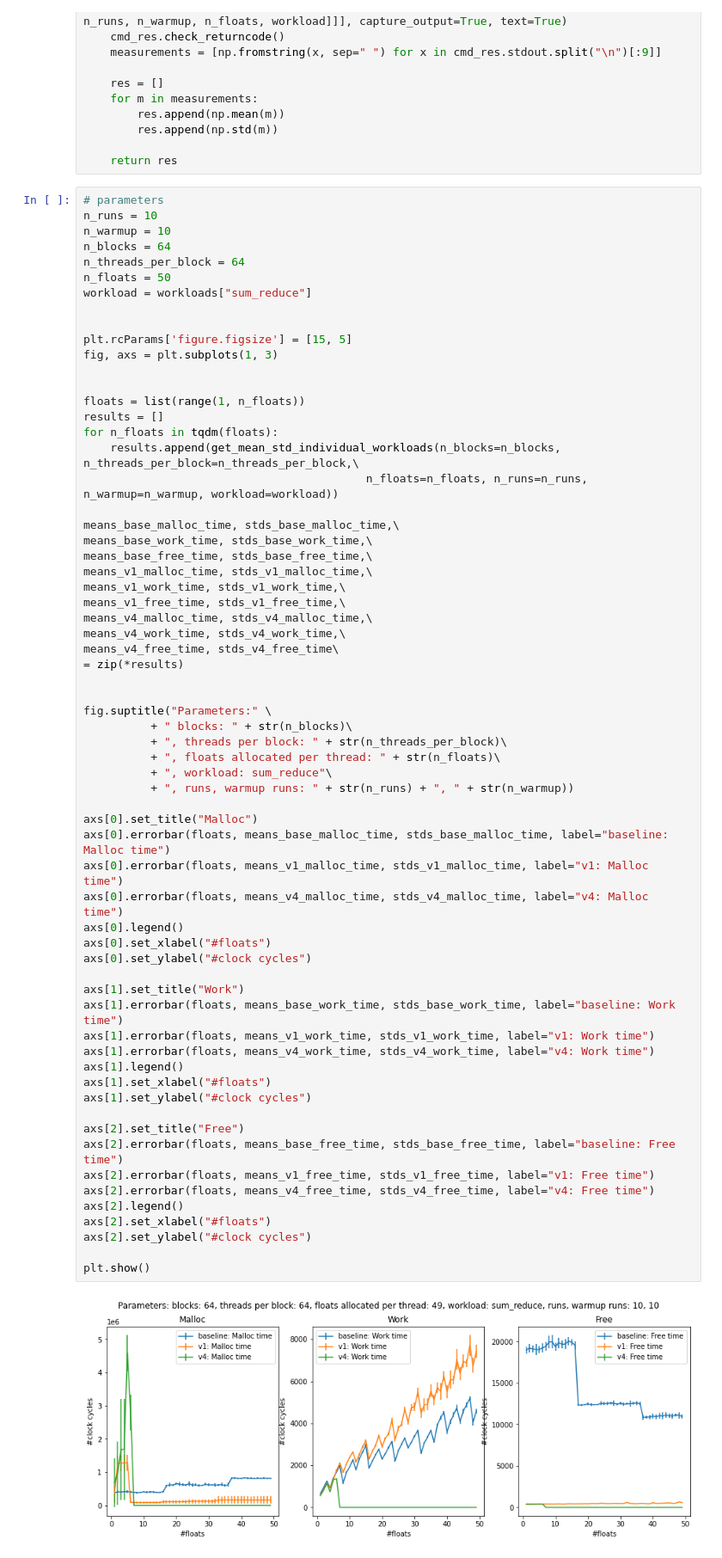
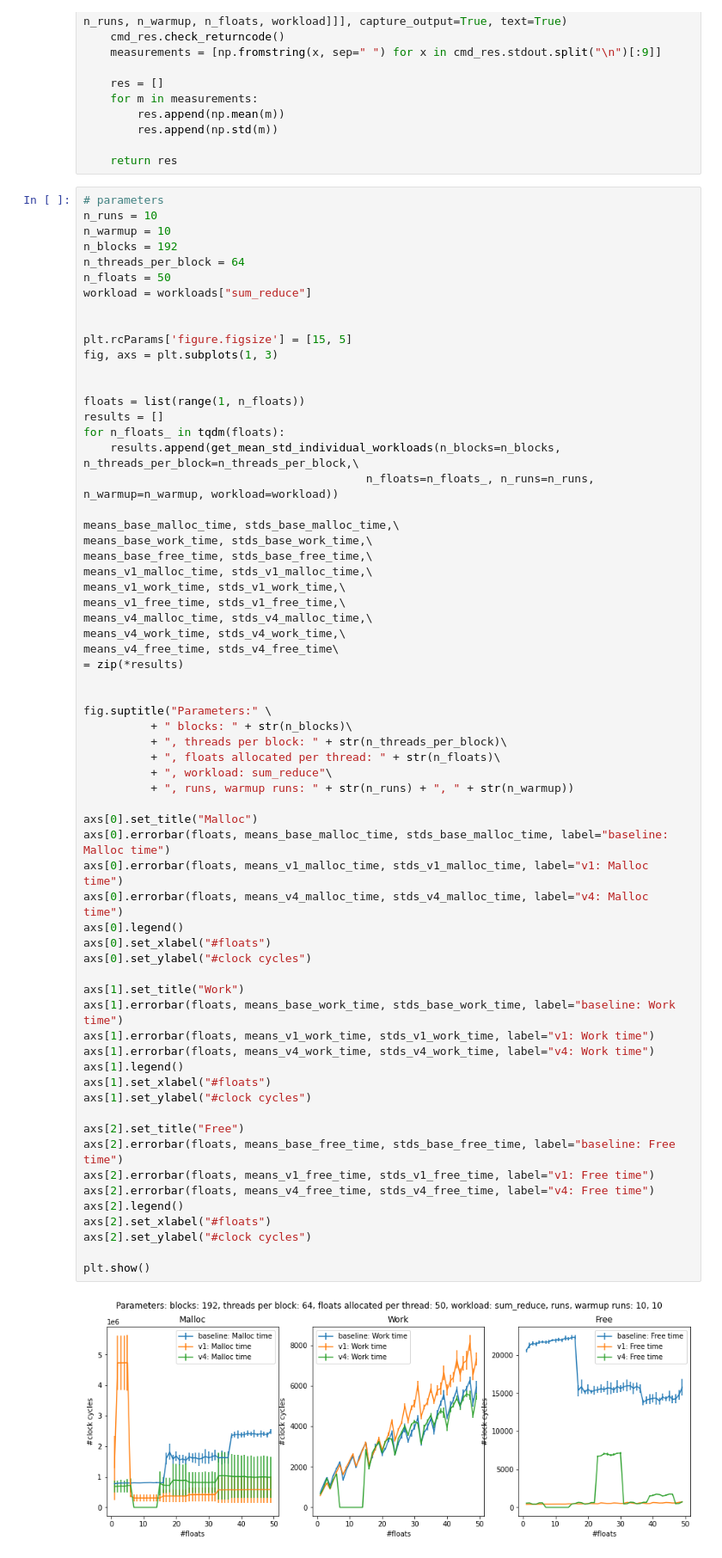
Before and after one commit to maerhart/dphpc-project, a Jupyter notebook: dynamic_allocator/benchmarks.ipynb, the cells around one changed output. Shown at 86% size. Drawn from its saved outputs; the diff is of its cells as text.

```diff
--- a/dynamic_allocator/benchmarks.ipynb
+++ b/dynamic_allocator/benchmarks.ipynb
@@ -40,7 +40,7 @@ def get_mean_std_individual_workloads(n_blocks, n_threads_per_block, n_floats, n
 # parameters
 n_runs = 10
 n_warmup = 10
-n_blocks = 64
+n_blocks = 192
 n_threads_per_block = 64
 n_floats = 50
 workload = workloads["sum_reduce"]
@@ -52,9 +52,9 @@ fig, axs = plt.subplots(1, 3)
 
 floats = list(range(1, n_floats))
 results = []
-for n_floats in tqdm(floats):
+for n_floats_ in tqdm(floats):
     results.append(get_mean_std_individual_workloads(n_blocks=n_blocks, n_threads_per_block=n_threads_per_block,\
-                                          n_floats=n_floats, n_runs=n_runs, n_warmup=n_warmup, workload=workload))
+                                          n_floats=n_floats_, n_runs=n_runs, n_warmup=n_warmup, workload=workload))
 
 means_base_malloc_time, stds_base_malloc_time,\
 means_base_work_time, stds_base_work_time,\
@@ -74,31 +74,31 @@ fig.suptitle("Parameters:" \
           + ", floats allocated per thread: " + str(n_floats)\
           + ", workload: sum_reduce"\
           + ", runs, warmup runs: " + str(n_runs) + ", " + str(n_warmup))
 
 axs[0].set_title("Malloc")
 axs[0].errorbar(floats, means_base_malloc_time, stds_base_malloc_time, label="baseline: Malloc time")
 axs[0].errorbar(floats, means_v1_malloc_time, stds_v1_malloc_time, label="v1: Malloc time")
 axs[0].errorbar(floats, means_v4_malloc_time, stds_v4_malloc_time, label="v4: Malloc time")
 axs[0].legend()
 axs[0].set_xlabel("#floats")
 axs[0].set_ylabel("#clock cycles")
 
 axs[1].set_title("Work")
 axs[1].errorbar(floats, means_base_work_time, stds_base_work_time, label="baseline: Work time")
 axs[1].errorbar(floats, means_v1_work_time, stds_v1_work_time, label="v1: Work time")
 axs[1].errorbar(floats, means_v4_work_time, stds_v4_work_time, label="v4: Work time")
 axs[1].legend()
 axs[1].set_xlabel("#floats")
 axs[1].set_ylabel("#clock cycles")
 
 axs[2].set_title("Free")
 axs[2].errorbar(floats, means_base_free_time, stds_base_free_time, label="baseline: Free time")
 axs[2].errorbar(floats, means_v1_free_time, stds_v1_free_time, label="v1: Free time")
 axs[2].errorbar(floats, means_v4_free_time, stds_v4_free_time, label="v4: Free time")
 axs[2].legend()
 axs[2].set_xlabel("#floats")
 axs[2].set_ylabel("#clock cycles")
 
 plt.show()
 # %% [output]
-[figure, old version]
+[figure, new version]
```
Also changed, not shown: 1 other file.
